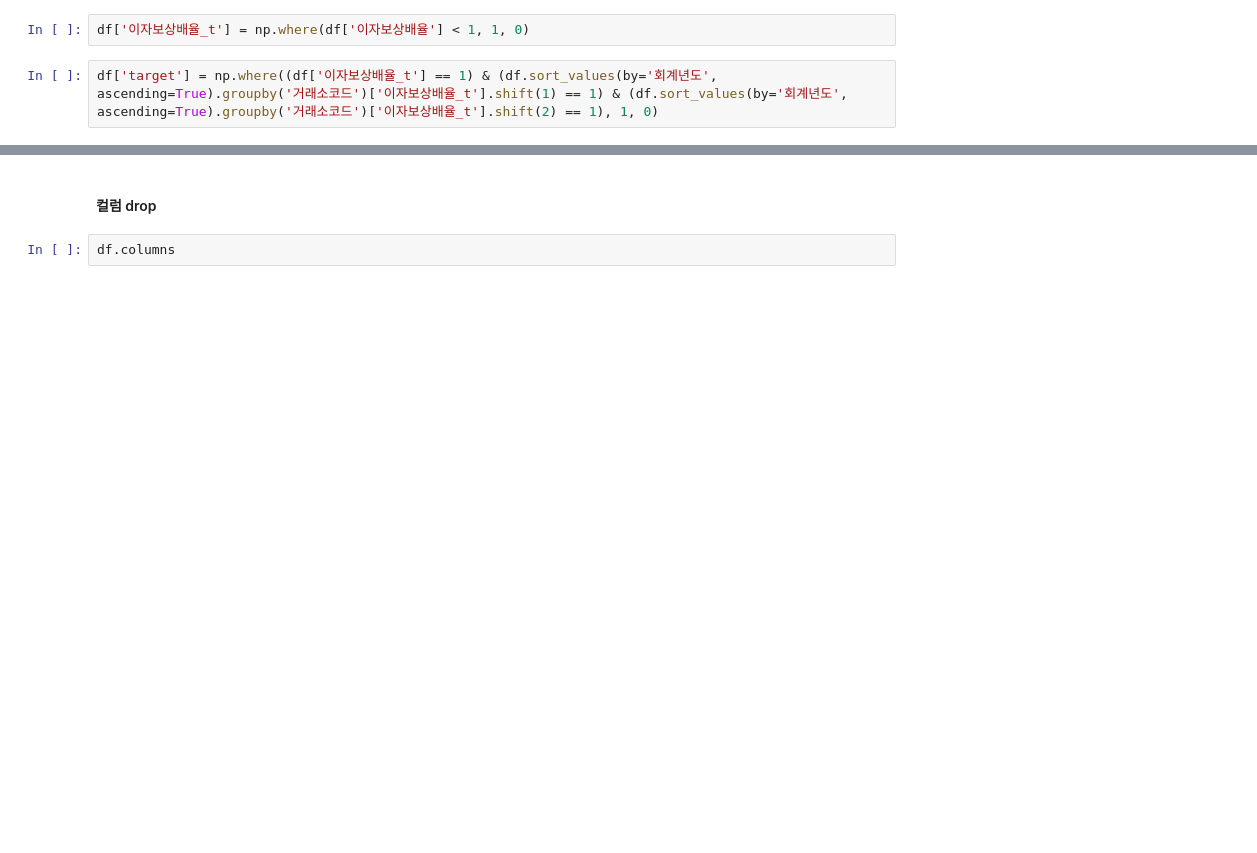
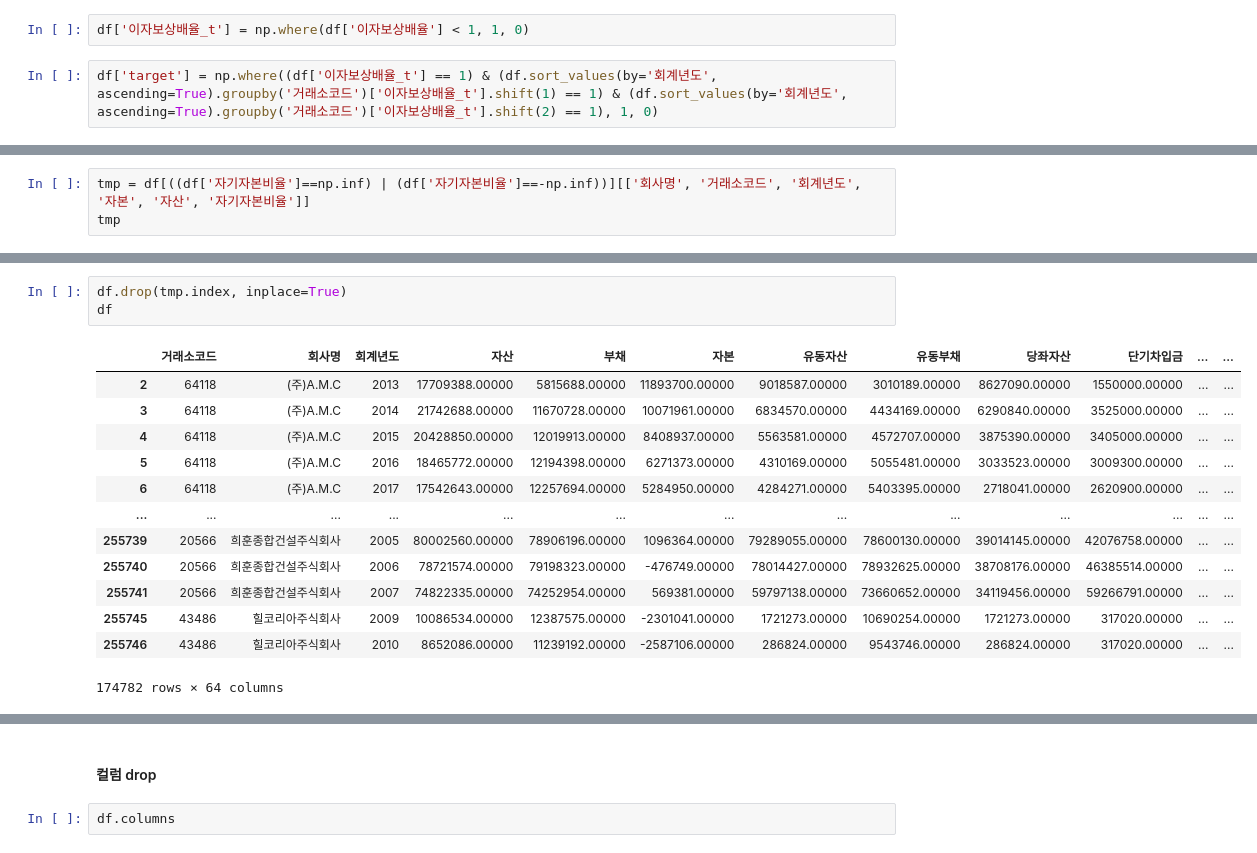
Before and after one commit to skynnn/TAVE-Prediction-Model-for-Insolvent-Companies, a Jupyter notebook: 전처리.ipynb, the cells around one changed output, grey strips where cells are left out. Saved outputs shown, nothing was run; the diff lists cells and outputs as text; blank space fills up the shorter version.

```diff
--- a/전처리.ipynb
+++ b/전처리.ipynb
@@ -1022,0 +1055,3 @@ print(len(df[df['target']==0]['거래소코드'].unique()))
+# %%
+tmp = df[((df['자기자본비율']==np.inf) | (df['자기자본비율']==-np.inf))][['회사명', '거래소코드', '회계년도', '자본', '자산', '자기자본비율']]
+tmp
@@ -1022,0 +1064,17 @@ print(len(df[df['target']==0]['거래소코드'].unique()))
+# %%
+df.drop(tmp.index, inplace=True)
+df
+# %% [output]
+|  | 거래소코드 | 회사명 | 회계년도 | 자산 | 부채 | 자본 | 유동자산 | 유동부채 | 당좌자산 | 단기차입금 | ... | ... |
+| 2 | 64118 | (주)A.M.C | 2013 | 17709388.00000 | 5815688.00000 | 11893700.00000 | 9018587.00000 | 3010189.00000 | 8627090.00000 | 1550000.00000 | ... | ... |
+| 3 | 64118 | (주)A.M.C | 2014 | 21742688.00000 | 11670728.00000 | 10071961.00000 | 6834570.00000 | 4434169.00000 | 6290840.00000 | 3525000.00000 | ... | ... |
+| 4 | 64118 | (주)A.M.C | 2015 | 20428850.00000 | 12019913.00000 | 8408937.00000 | 5563581.00000 | 4572707.00000 | 3875390.00000 | 3405000.00000 | ... | ... |
+| 5 | 64118 | (주)A.M.C | 2016 | 18465772.00000 | 12194398.00000 | 6271373.00000 | 4310169.00000 | 5055481.00000 | 3033523.00000 | 3009300.00000 | ... | ... |
+| 6 | 64118 | (주)A.M.C | 2017 | 17542643.00000 | 12257694.00000 | 5284950.00000 | 4284271.00000 | 5403395.00000 | 2718041.00000 | 2620900.00000 | ... | ... |
+| ... | ... | ... | ... | ... | ... | ... | ... | ... | ... | ... | ... | ... |
+| 255739 | 20566 | 희훈종합건설주식회사 | 2005 | 80002560.00000 | 78906196.00000 | 1096364.00000 | 79289055.00000 | 78600130.00000 | 39014145.00000 | 42076758.00000 | ... | ... |
+| 255740 | 20566 | 희훈종합건설주식회사 | 2006 | 78721574.00000 | 79198323.00000 | -476749.00000 | 78014427.00000 | 78932625.00000 | 38708176.00000 | 46385514.00000 | ... | ... |
+| 255741 | 20566 | 희훈종합건설주식회사 | 2007 | 74822335.00000 | 74252954.00000 | 569381.00000 | 59797138.00000 | 73660652.00000 | 34119456.00000 | 59266791.00000 | ... | ... |
+| 255745 | 43486 | 힐코리아주식회사 | 2009 | 10086534.00000 | 12387575.00000 | -2301041.00000 | 1721273.00000 | 10690254.00000 | 1721273.00000 | 317020.00000 | ... | ... |
+| 255746 | 43486 | 힐코리아주식회사 | 2010 | 8652086.00000 | 11239192.00000 | -2587106.00000 | 286824.00000 | 9543746.00000 | 286824.00000 | 317020.00000 | ... | ... |
+174782 rows × 64 columns
```
Also changed, not shown: parts of 66 cells of this notebook.
